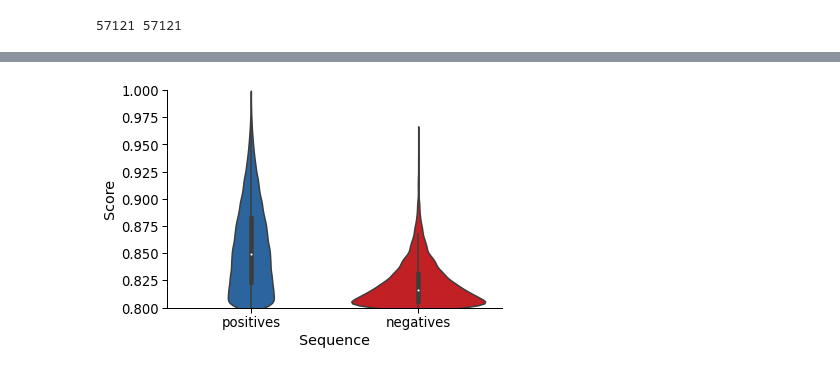
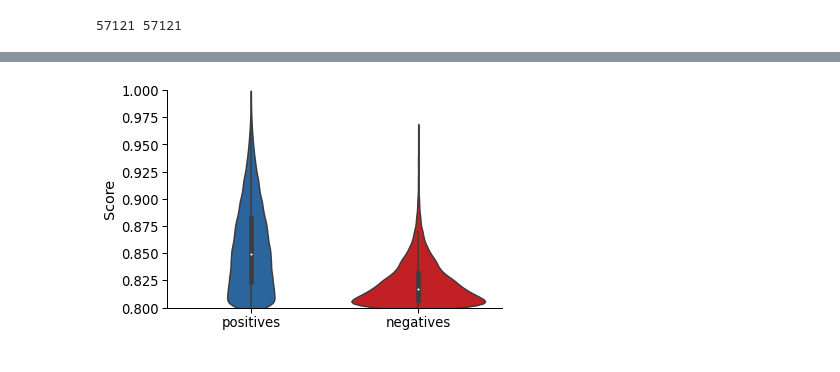
Before and after one commit to wassermanlab/CTCF, a Jupyter notebook: Data/get-strand-specific-seqs.ipynb, the cells around one changed output, grey strips where cells are left out. Drawn from its saved outputs; the diff is of its cells as text; code cells hidden in the pictures.

```diff
--- a/Data/get-strand-specific-seqs.ipynb
+++ b/Data/get-strand-specific-seqs.ipynb
@@ -179,9 +180,10 @@ df
 # %%
 # Plot %GC distributions
 sns.set_context("paper", font_scale=1.5, rc={"lines.linewidth": 1.5})
 sns.set_palette(sns.color_palette(["#1965B0", "#DC050C"]))
 g = sns.violinplot(x="Sequence", y="Score", data=df)
+g.set(xlabel=None)
 g.set(ylim=(0.8, 1.))
 sns.despine()
 # %% [output]
-[figure, old version]
+[figure, new version]
```
Also changed, not shown: parts of 4 cells of this notebook, 8 other files.
